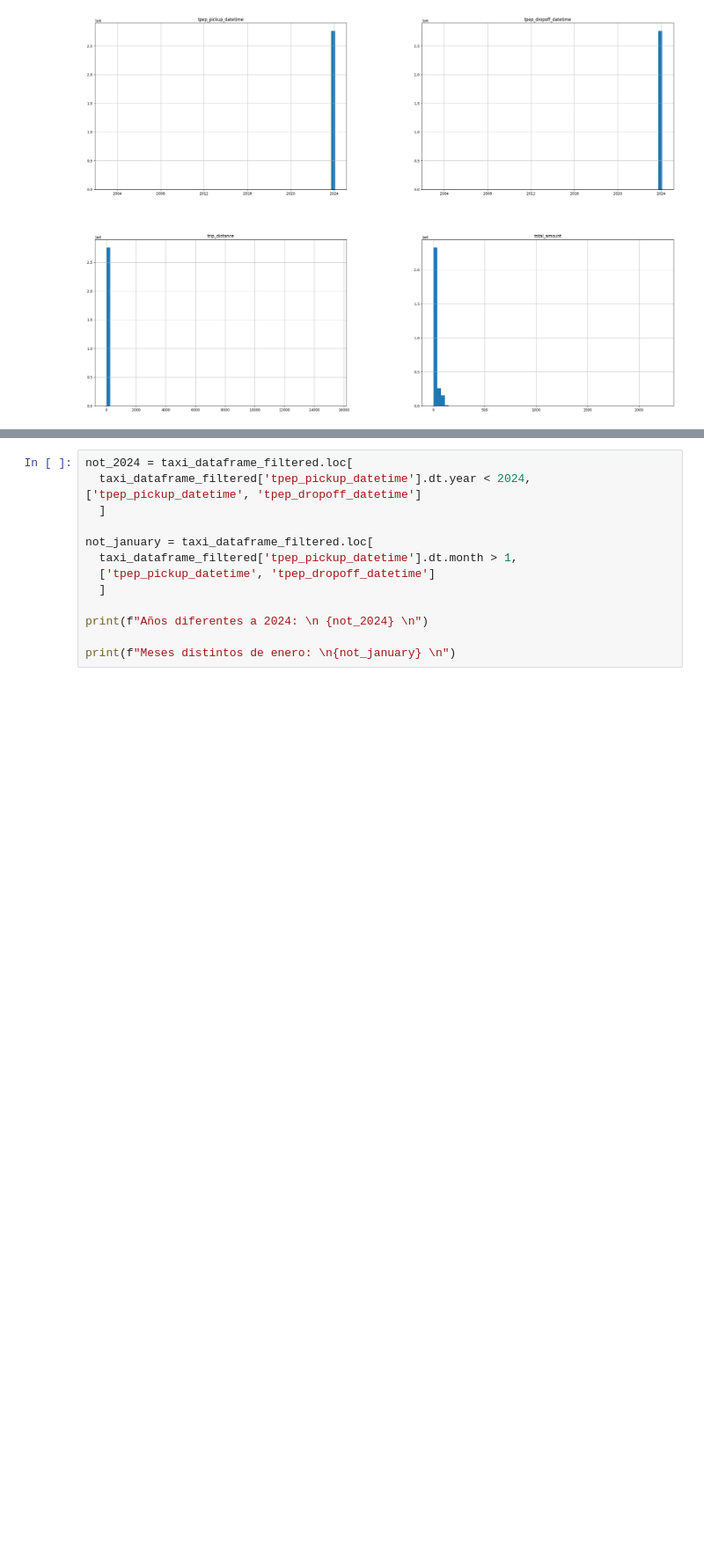
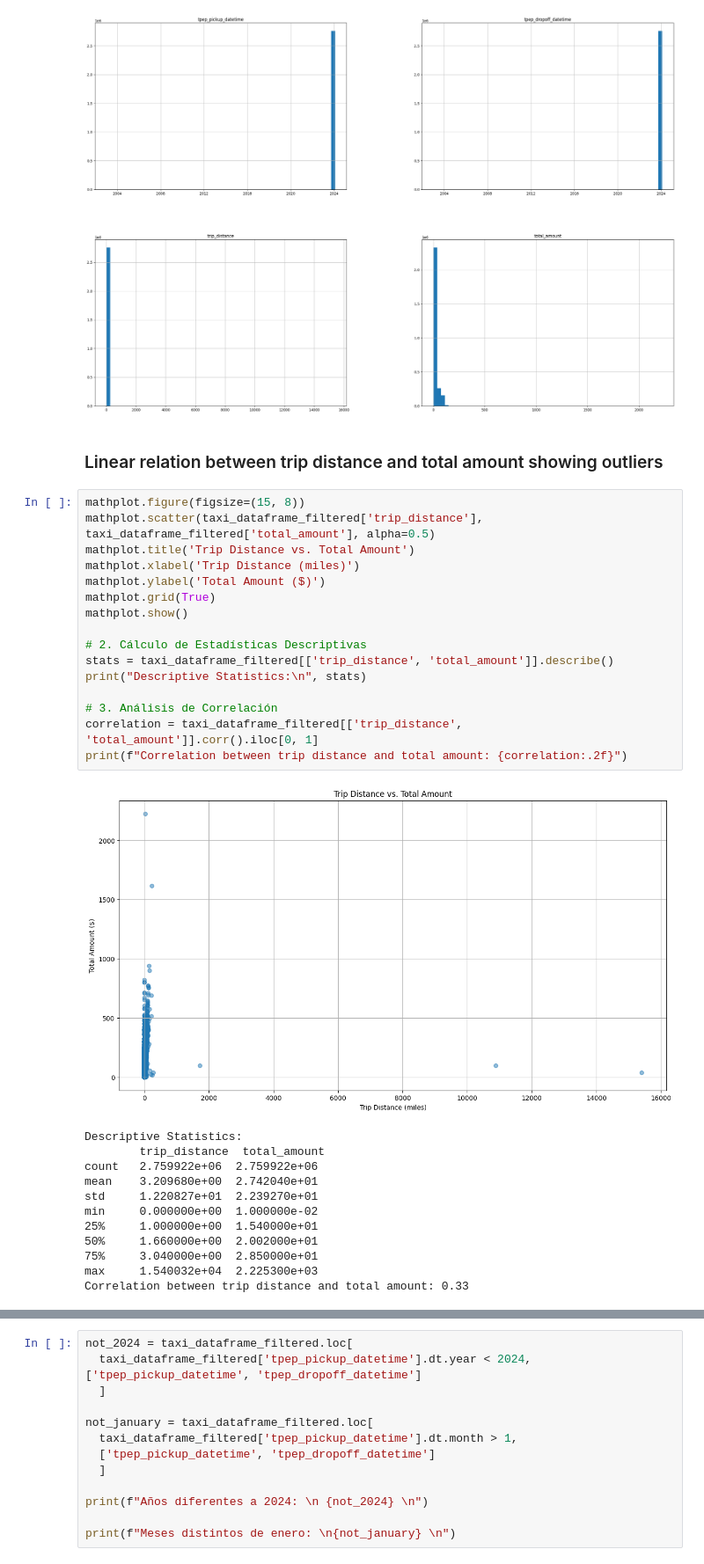
Before and after one commit to dariomlopez/etl_projects, a Jupyter notebook: nyc_taxi_etl/main.ipynb, the cells around one changed output, grey strips where cells are left out. Shown at 88% size. Drawn from its saved outputs; the diff is of its cells as text; blank space fills up the shorter version.

```diff
--- a/nyc_taxi_etl/main.ipynb
+++ b/nyc_taxi_etl/main.ipynb
@@ -225,4 +236,35 @@ array([[<Axes: title={'center': 'tpep_pickup_datetime'}>,
        [<Axes: title={'center': 'trip_distance'}>,
         <Axes: title={'center': 'total_amount'}>]], dtype=object)
 [figure]
+# %% [markdown]
+### Linear relation between trip distance and total amount showing outliers
+# %%
+mathplot.figure(figsize=(15, 8))
+mathplot.scatter(taxi_dataframe_filtered['trip_distance'], taxi_dataframe_filtered['total_amount'], alpha=0.5)
+mathplot.title('Trip Distance vs. Total Amount')
+mathplot.xlabel('Trip Distance (miles)')
+mathplot.ylabel('Total Amount ($)')
+mathplot.grid(True)
+mathplot.show()
+
+# 2. Cálculo de Estadísticas Descriptivas
+stats = taxi_dataframe_filtered[['trip_distance', 'total_amount']].describe()
+print("Descriptive Statistics:\n", stats)
+
+# 3. Análisis de Correlación
+correlation = taxi_dataframe_filtered[['trip_distance', 'total_amount']].corr().iloc[0, 1]
+print(f"Correlation between trip distance and total amount: {correlation:.2f}")
+# %% [output]
+[figure, added]
+Descriptive Statistics:
+        trip_distance  total_amount
+count   2.759922e+06  2.759922e+06
+mean    3.209680e+00  2.742040e+01
+std     1.220827e+01  2.239270e+01
+min     0.000000e+00  1.000000e-02
+25%     1.000000e+00  1.540000e+01
+50%     1.660000e+00  2.002000e+01
+75%     3.040000e+00  2.850000e+01
+max     1.540032e+04  2.225300e+03
+Correlation between trip distance and total amount: 0.33
 # %% [markdown]
```
Also changed, not shown: parts of 16 cells of this notebook, 1 other file.
